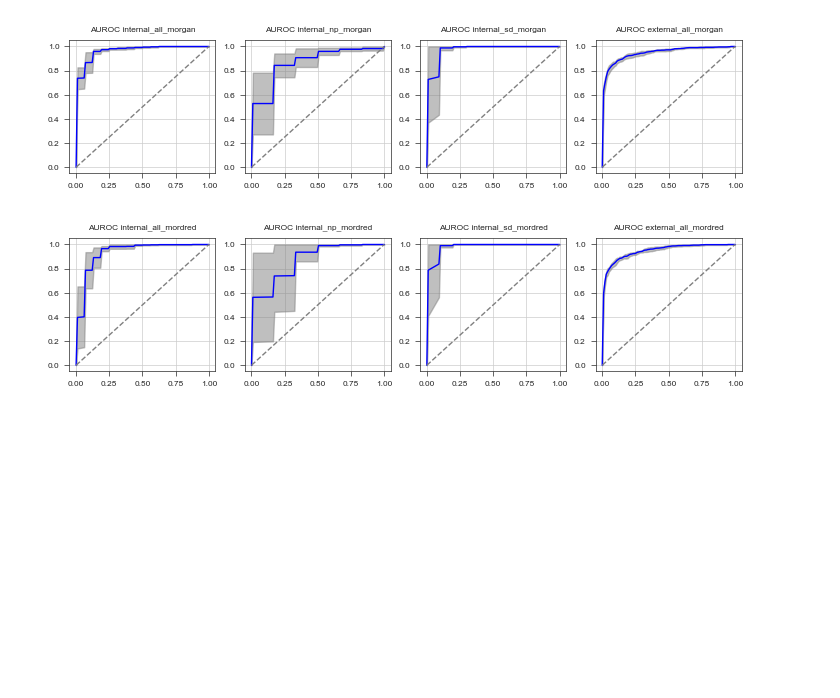
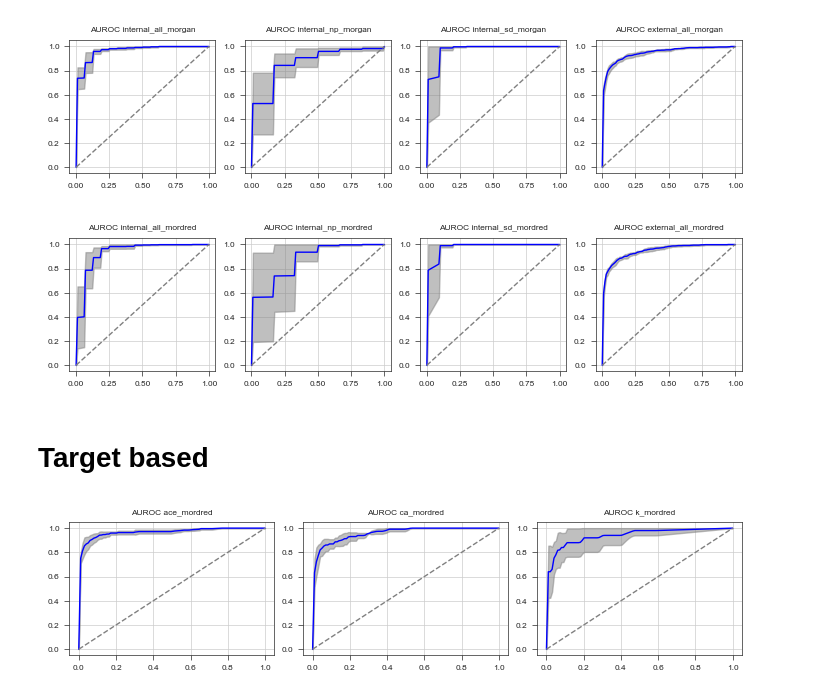
Before and after one commit to ersilia-os/anti-hypertension-cedd, a Jupyter notebook: notebooks/03_ml_modelling.ipynb, the cells around one changed output. Cells and saved outputs as stored; diff of their text form; code cells hidden in the pictures; blank space fills up the shorter version.

Commit message:
target data

```diff
--- a/notebooks/03_ml_modelling.ipynb
+++ b/notebooks/03_ml_modelling.ipynb
@@ -240,3 +240,19 @@ plt.tight_layout()
 plt.savefig(os.path.join(figure_dir, "roc_curves_mordred.png"), dpi=300)
 # %% [output]
 [figure]
+# %% [markdown]
+# Target based
+# %%
+names = [ "ace_mordred", "ca_mordred", "k_mordred"]
+fig, axs = st.create_figure(
+    1, len(names), width=TWO_COLUMNS_WIDTH, height=0.25 * TWO_COLUMNS_WIDTH
+)
+
+for n in names:
+    ax = axs.next()
+    plot_roc_curve(ax, n)
+
+plt.tight_layout()
+plt.savefig(os.path.join(figure_dir, "roc_curves_target_mordred.png"), dpi=300)
+# %% [output]
+[figure, added]
```
Also changed, not shown: parts of 1 cell of this notebook, 8 other files.
